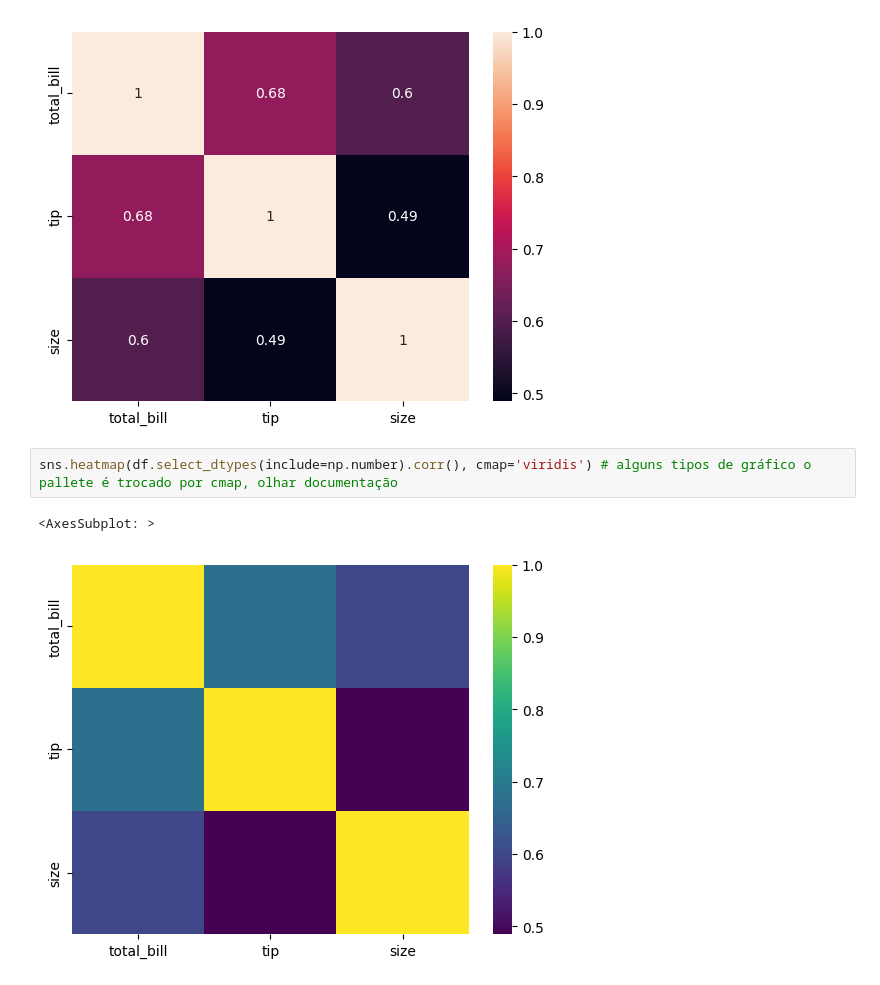
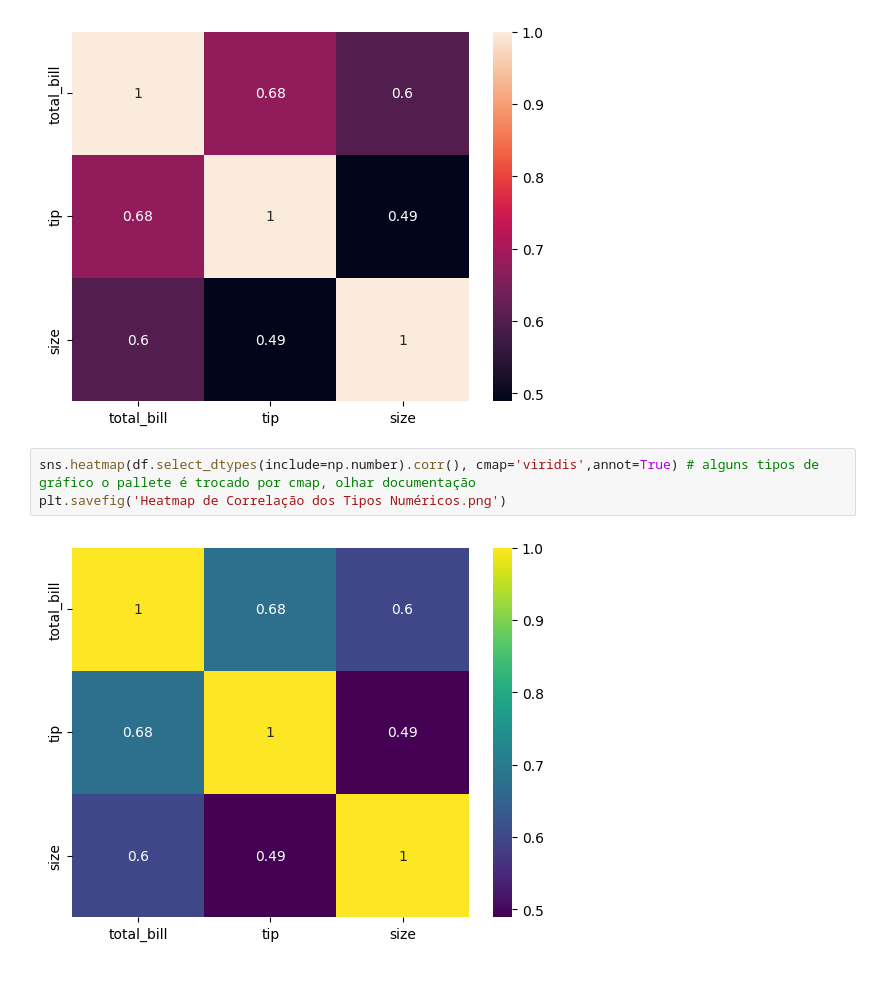
Before and after one commit to LeonardoHBritoo/Seaborn-Explorando-dataset-tip, a Jupyter notebook: Seaborn.ipynb, the cells around one changed output. Saved outputs shown, nothing was run; the diff lists cells and outputs as text.

Commit message:
Salvando imagens relevantes
Salvando algumas imagens relevantes de se destacar no projeto

```diff
--- a/Seaborn.ipynb
+++ b/Seaborn.ipynb
@@ -424,7 +422,7 @@ sns.heatmap(df.select_dtypes(include=np.number).corr(), annot=True) # definindo
 <AxesSubplot: >
 [figure]
 # %%
-sns.heatmap(df.select_dtypes(include=np.number).corr(), cmap='viridis') # alguns tipos de gráfico o pallete é trocado por cmap, olhar documentação
+sns.heatmap(df.select_dtypes(include=np.number).corr(), cmap='viridis',annot=True) # alguns tipos de gráfico o pallete é trocado por cmap, olhar documentação
+plt.savefig('Heatmap de Correlação dos Tipos Numéricos.png')
 # %% [output]
-<AxesSubplot: >
-[figure, old version]
+[figure, new version]
```
Also changed, not shown: parts of 8 cells of this notebook, 6 other files.
